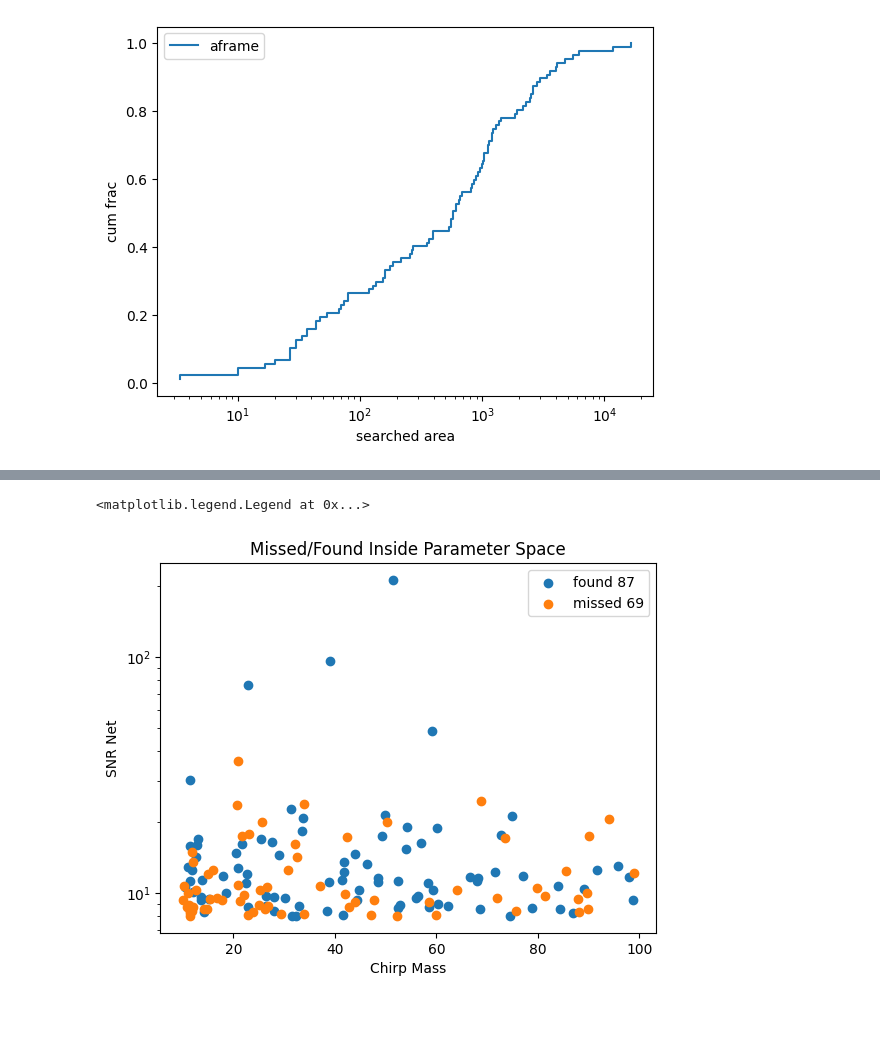
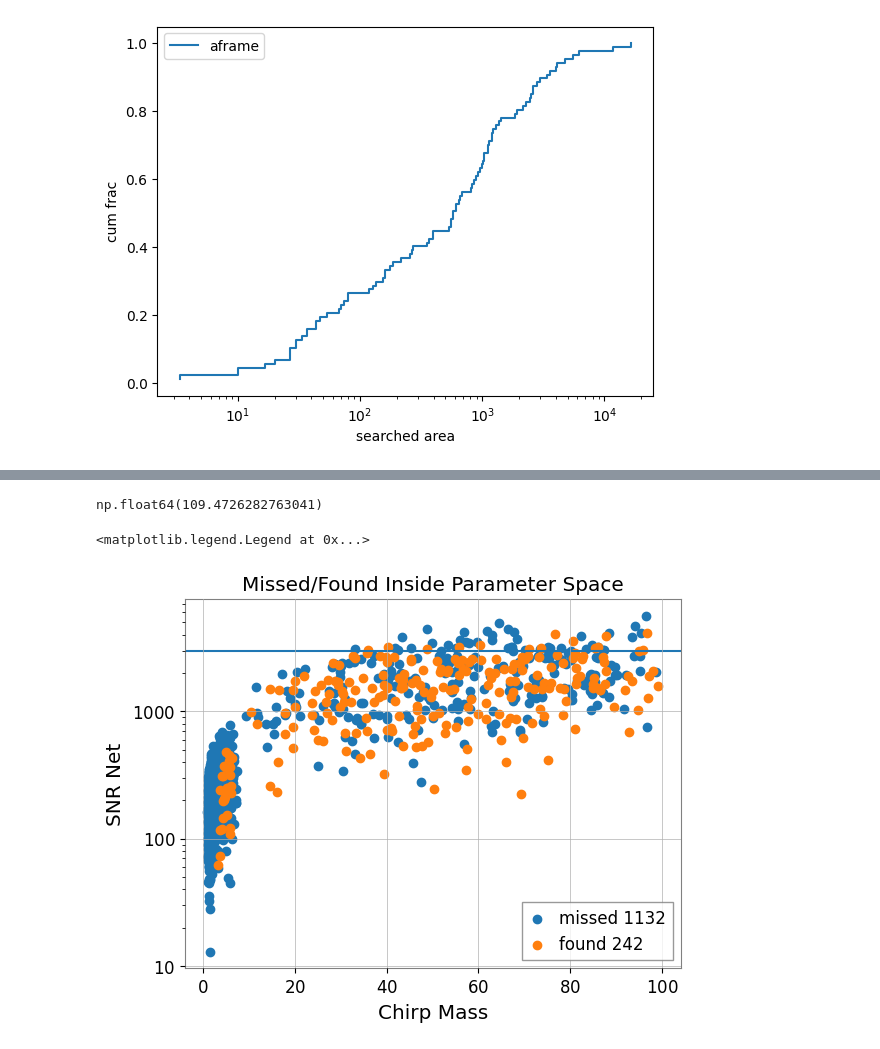
Before and after one commit to EthanMarx/mdc-analytics, a Jupyter notebook: analysis.ipynb, the cells around one changed output, grey strips where cells are left out. Saved outputs shown, nothing was run; the diff lists cells and outputs as text; code cells hidden in the pictures; blank space fills up the shorter version.

```diff
--- a/analysis.ipynb
+++ b/analysis.ipynb
@@ -26,0 +65,15 @@ events = pd.read_hdf("/home/ethan.marx/projects/mdc_analytics/output/cycle7/even
+# %%
+# crossmatch offline injections with online
+dt = 0.5
+diffs = np.abs(events.time_geocenter.values[:, None] - events_offline.gpstime.values[None, :])
+args = np.argmin(np.abs(diffs), axis=1)
+mins = diffs[np.arange(len(diffs)), args]
+mask = mins < dt
+
+events["found_offline"] = mask
+
+diffs = np.abs(events.time_geocenter.values[:, None] - events_offline.gpstime.values[None, :])
+diffs = diffs.transpose()
+args = np.argmin(np.abs(diffs), axis=1)
+mins = diffs[np.arange(len(diffs)), args]
+mask = mins < dt
@@ -26,0 +360,7 @@ events = pd.read_hdf("/home/ethan.marx/projects/mdc_analytics/output/cycle7/even
+# %%
+gdb = GraceDb(service_url="https://gracedb-test.ligo.org/api/")
+response = gdb.files('G1413848', "amplfi.posterior_samples.hdf5")
+f = BytesIO(response.read())
+with h5py.File(f) as f:
+    chirp_mass = f["posterior_samples"]["chirp_mass"][:]
+    mass_ratio = f["posterior_samples"]["mass_ratio"][:]
@@ -27,7 +383,10 @@ events = pd.read_hdf("/home/ethan.marx/projects/mdc_analytics/output/cycle7/even
 # %%
 dq_mask = events["H1:DMT-ANALYSIS_READY:1"] & events["L1:DMT-ANALYSIS_READY:1"]
-parameter_space_mask = events["chirp_mass"] > 10
-parameter_space_mask &= events["chirp_mass"] < 100
+dq_mask &= events["time_geocenter_replay"] < float(time.tconvert())
+#dq_mask &= events["time_geocenter_replay"] > 1433793176
+events["chirp_mass"] = events["Mc"]
+parameter_space_mask = events["chirp_mass"] > 0
+parameter_space_mask &= events["chirp_mass"] < 200
 parameter_space_mask &= events["snr_net"] > 8
 
 found_mask = events["aframe_graceid"].values != None
@@ -137,5 +544,3 @@ plt.legend()
 plt.xscale("log")
 # %% [output]
 [figure]
-# %%
-found =
@@ -152,11 +547,17 @@ found =
+# %%
+found.chirp_mass.max()
+found_outside.chirp_mass.max()
+# %% [output]
+np.float64(109.4726282763041)
 # %%
-plt.scatter(found["chirp_mass"], found["snr_net"], label=f'found {len(found)}')
-plt.scatter(missed["chirp_mass"], missed["snr_net"], label=f'missed {len(missed)}')
+plt.scatter(missed["chirp_mass"], missed["distance"], label=f'missed {len(missed)}')
+plt.scatter(found["chirp_mass"], found["distance"], label=f'found {len(found)}')
+plt.axhline(3000)
 plt.xlabel("Chirp Mass")
 plt.ylabel("SNR Net")
 plt.title("Missed/Found Inside Parameter Space")
 plt.yscale("log")
 plt.legend()
 # %% [output]
 <matplotlib.legend.Legend at 0x...>
-[figure, old version]
+[figure, new version]
```
Also changed, not shown: parts of 56 cells of this notebook.
